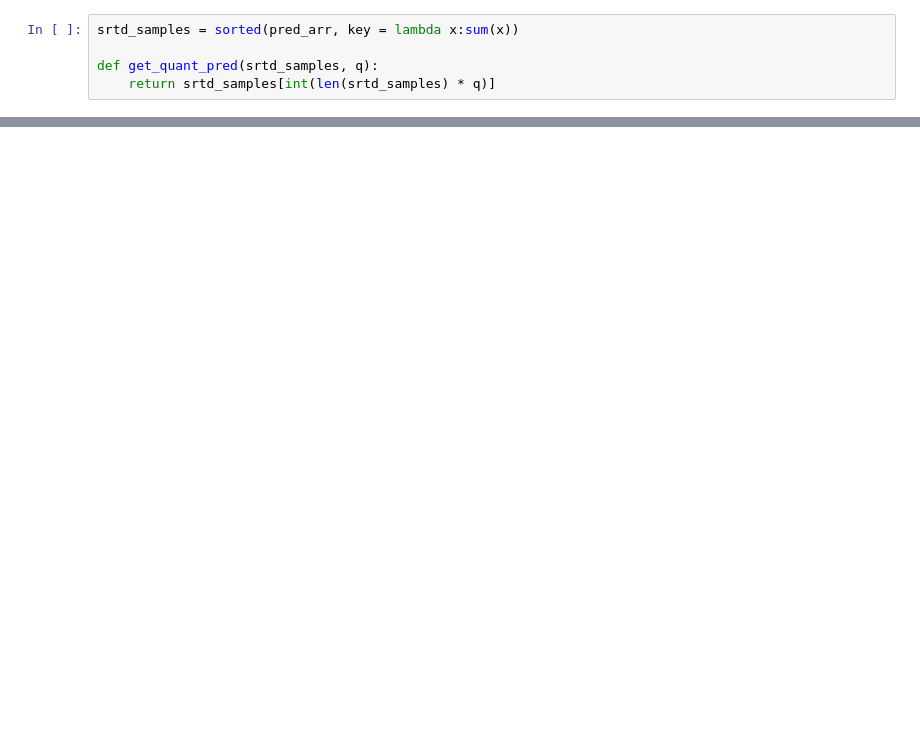
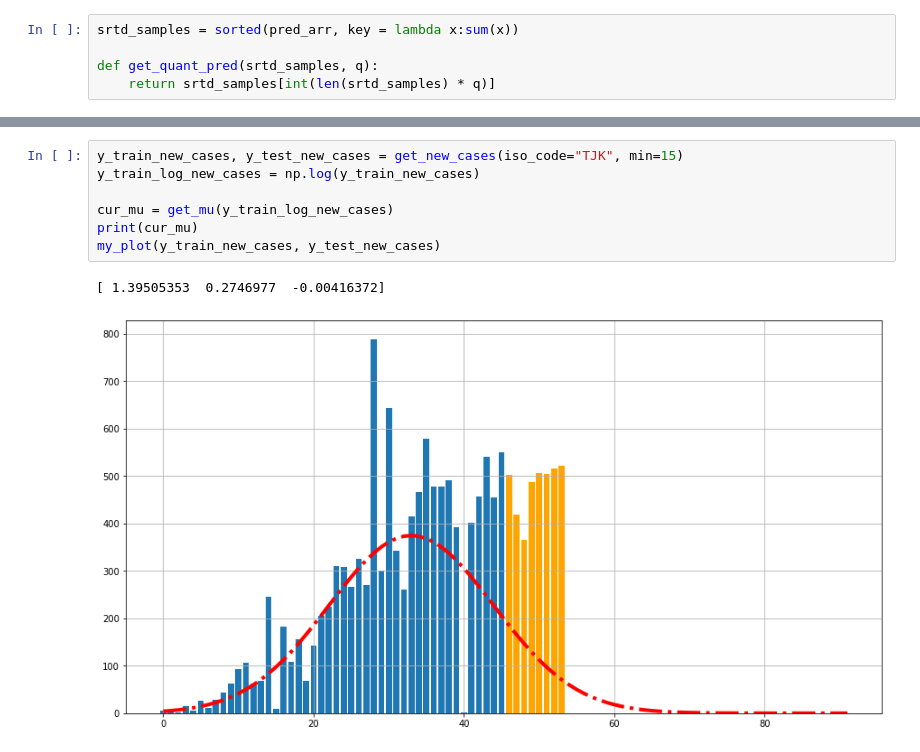
Before and after one commit to khurshudoff/MADE_bayesML, a Jupyter notebook: HW2/HW2.ipynb, the cells around one changed output, grey strips where cells are left out. Saved outputs shown, nothing was run; the diff lists cells and outputs as text; blank space fills up the shorter version.

```diff
--- a/HW2/HW2.ipynb
+++ b/HW2/HW2.ipynb
@@ -444,0 +555,10 @@ print("При худшем  (90%) сценарии общее число заб
+# %%
+y_train_new_cases, y_test_new_cases = get_new_cases(iso_code="TJK", min=15)
+y_train_log_new_cases = np.log(y_train_new_cases)
+
+cur_mu = get_mu(y_train_log_new_cases)
+print(cur_mu)
+my_plot(y_train_new_cases, y_test_new_cases)
+# %% [output]
+[ 1.39505353  0.2746977  -0.00416372]
+[figure, added]
```
Also changed, not shown: parts of 26 cells of this notebook.
